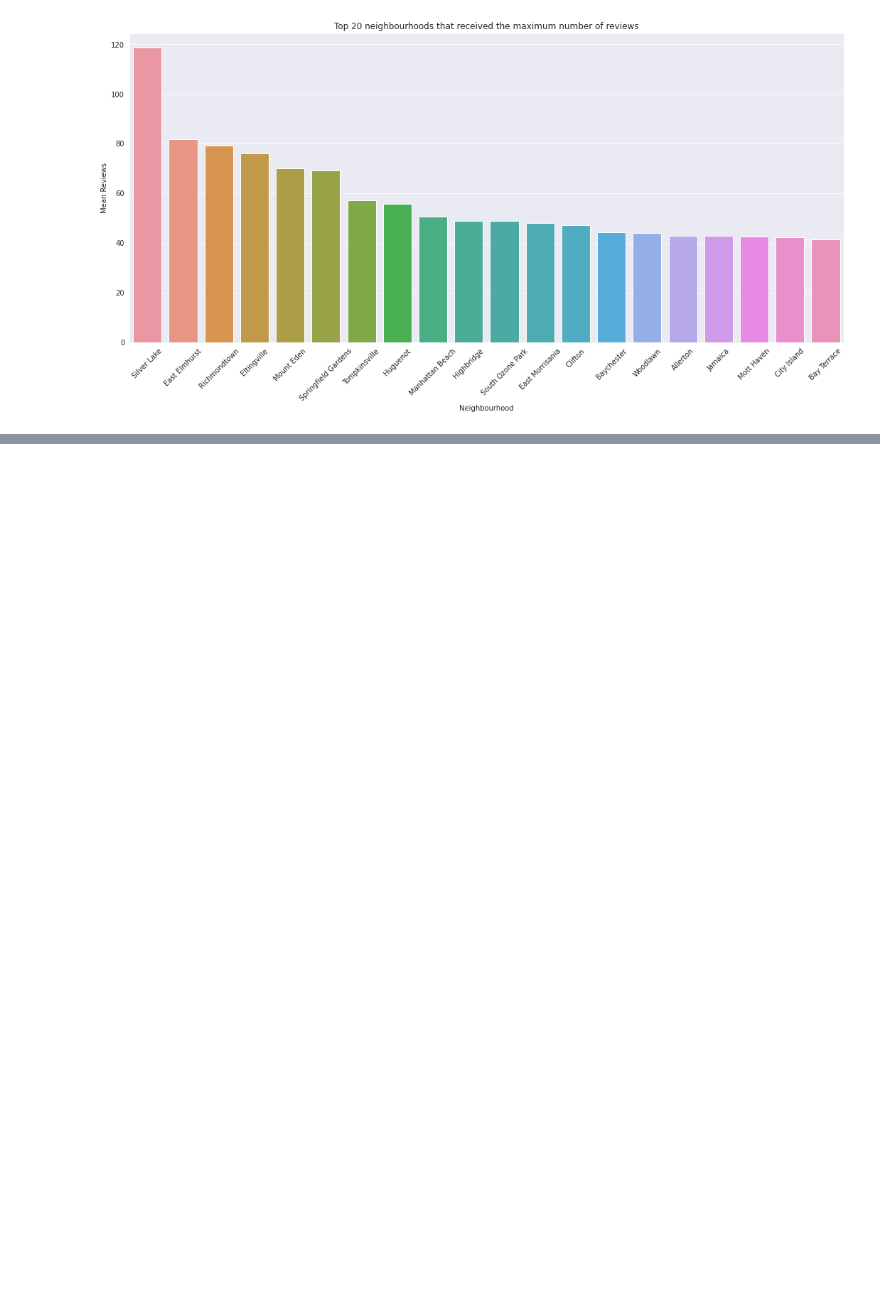
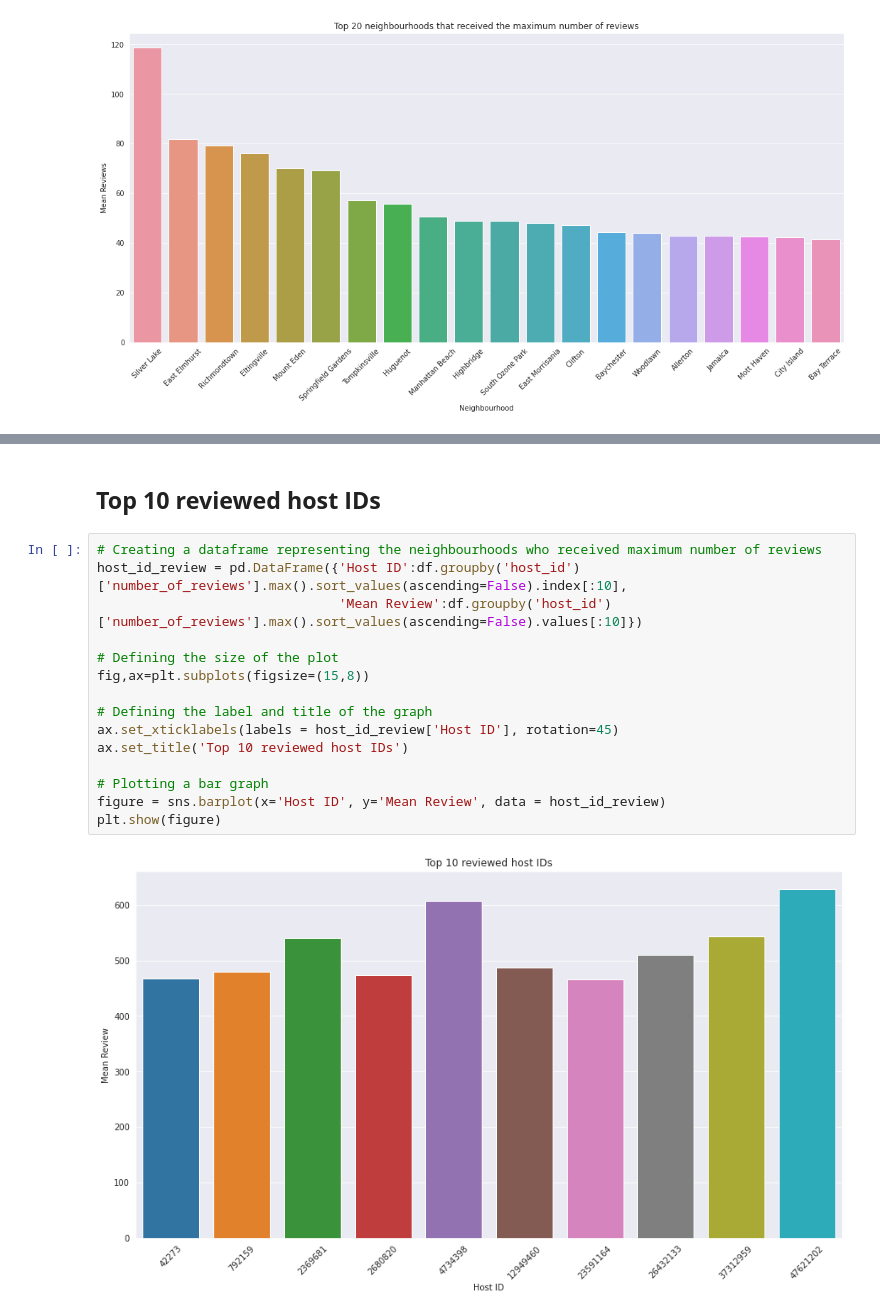
Before and after one commit to rsonar821/EDA-Capstone-Project, a Jupyter notebook: Airbnb_EDA_Capstone_Project_(Raj_Sonar).ipynb, the cells around one changed output, grey strips where cells are left out. Drawn from its saved outputs; the diff is of its cells as text; blank space fills up the shorter version.

```diff
--- a/Airbnb_EDA_Capstone_Project_(Raj_Sonar).ipynb
+++ b/Airbnb_EDA_Capstone_Project_(Raj_Sonar).ipynb
@@ -481,0 +500,19 @@ plt.show(figure)
+# %% [markdown]
+## **Top 10 reviewed host IDs**
+# %%
+# Creating a dataframe representing the neighbourhoods who received maximum number of reviews
+host_id_review = pd.DataFrame({'Host ID':df.groupby('host_id')['number_of_reviews'].max().sort_values(ascending=False).index[:10],
+                               'Mean Review':df.groupby('host_id')['number_of_reviews'].max().sort_values(ascending=False).values[:10]})
+
+# Defining the size of the plot
+fig,ax=plt.subplots(figsize=(15,8))
+
+# Defining the label and title of the graph
+ax.set_xticklabels(labels = host_id_review['Host ID'], rotation=45)
+ax.set_title('Top 10 reviewed host IDs')
+
+# Plotting a bar graph
+figure = sns.barplot(x='Host ID', y='Mean Review', data = host_id_review)
+plt.show(figure)
+# %% [output]
+[figure, added]
```
Also changed, not shown: parts of 6 cells of this notebook.
